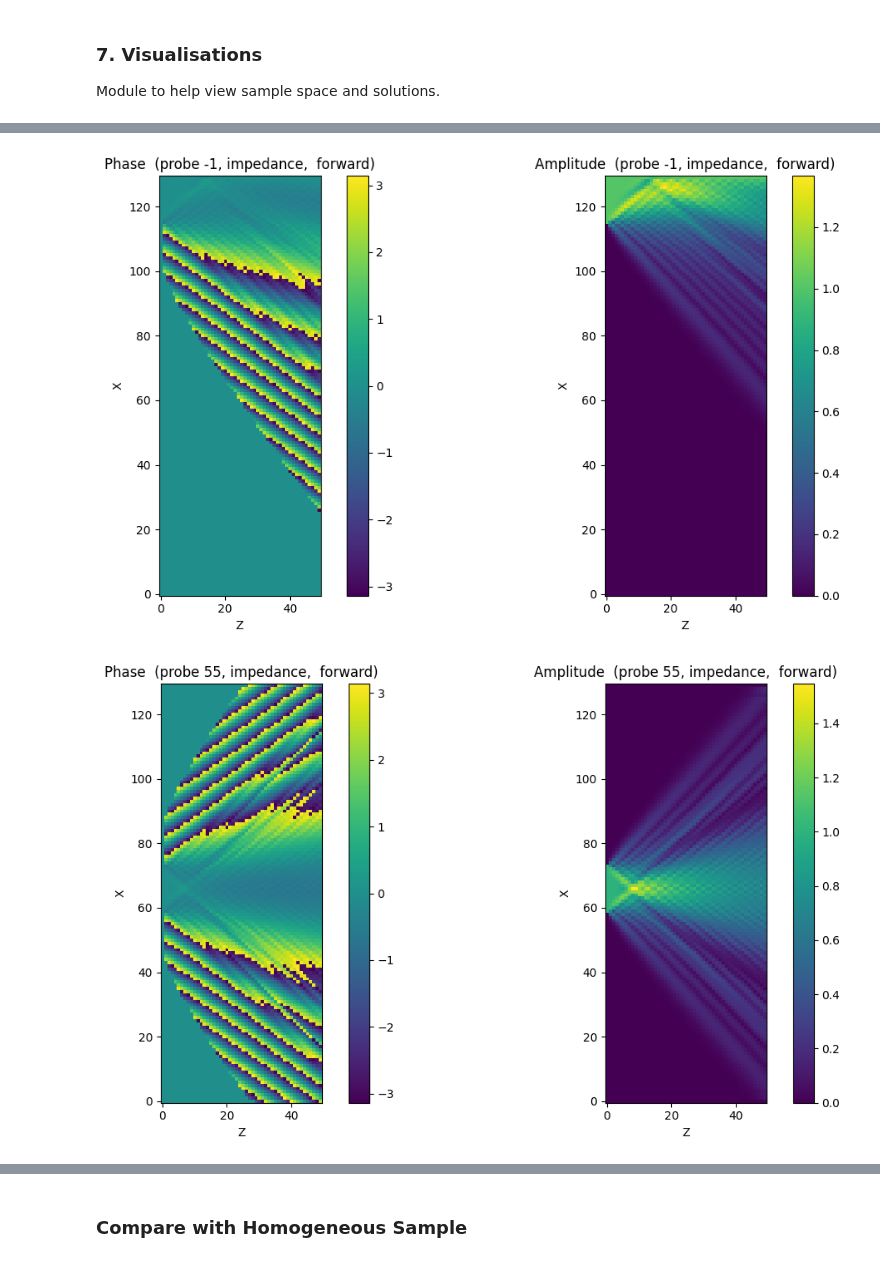
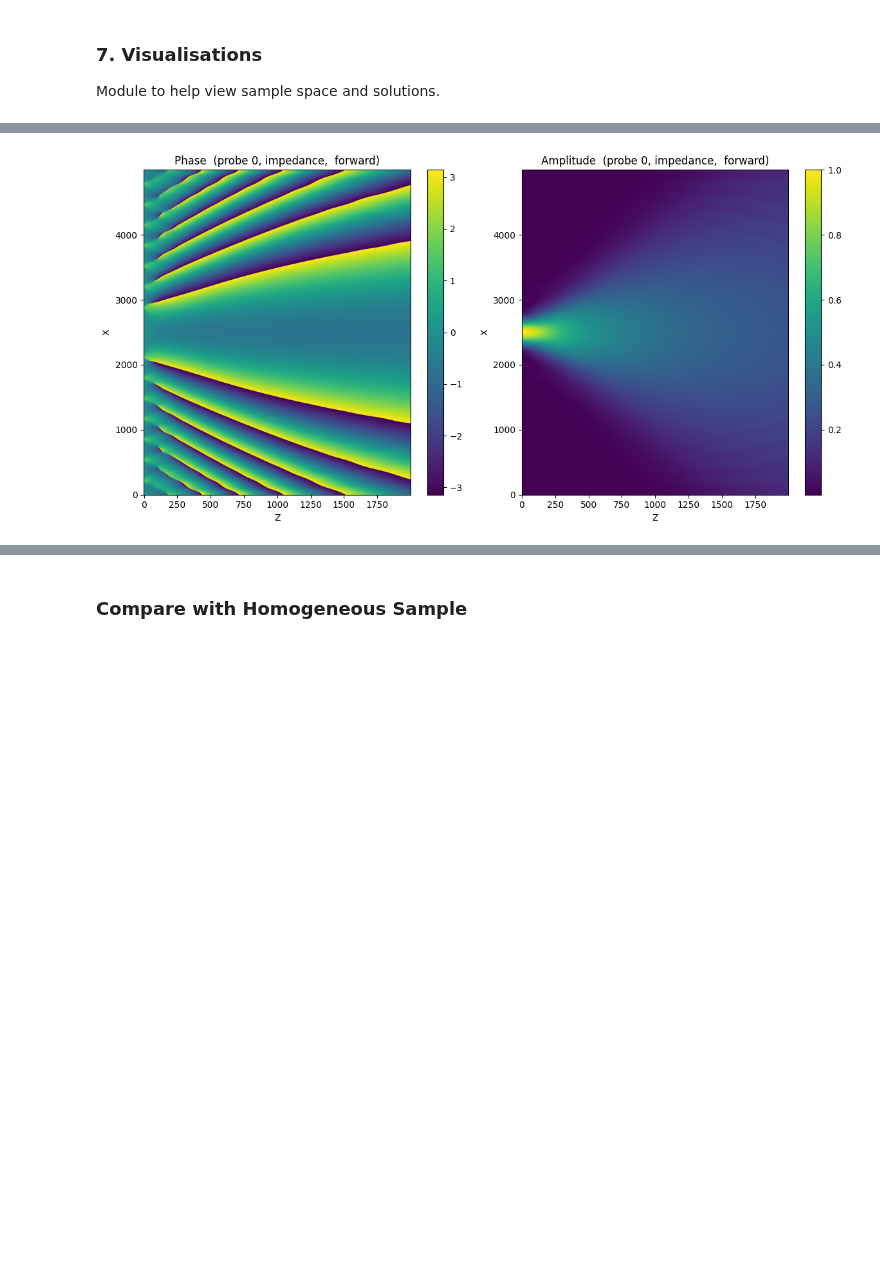
Before and after one commit to bryceshirley/thick_ptycho, a Jupyter notebook: notebooks/4_forward_model_2d.ipynb, the cells around one changed output, grey strips where cells are left out. Saved outputs shown, nothing was run; the diff lists cells and outputs as text; code cells hidden in the pictures; blank space fills up the shorter version.

```diff
--- a/notebooks/4_forward_model_2d.ipynb
+++ b/notebooks/4_forward_model_2d.ipynb
@@ -57,6 +55,6 @@ nx = 125
 (These are also the minimum values for the discrete space limits)
 # %%
-nx = 130          # Number of pixels in x directions
+nx = 5000          # Number of pixels in x directions
 if nx < min_nx:
     nx = min_nx
 discrete_dimensions = [
@@ -92,17 +89,17 @@ Summary of the scan (continuous):
 
 Add rectangles with specified refractive indices to the sample space.
 # %%
-delta = 1e-4
-beta = 1e-6j
-refractive_index1 = - delta + beta
-refractive_index2 = - 0.9 * delta + beta
-guassian_blur = 0.5
-sample_space.add_object('rectangle', refractive_index1, side_length=0.4*xlims[1],
-                         centre=(xlims[1]*0.7, zlims[1]*0.8),
-                         depth=zlims[1]*0.1,guassian_blur=guassian_blur)
-sample_space.add_object('triangle', refractive_index2, side_length=0.2*xlims[1],
-                        centre=(xlims[1]*0.3, zlims[1]*0.3),
-                        depth=zlims[1]*0.3,guassian_blur=guassian_blur)
+# delta = 1e-4
+# beta = 1e-6j
+# refractive_index1 = - delta + beta
+# refractive_index2 = - 0.9 * delta + beta
+# guassian_blur = 0.5
+# sample_space.add_object('rectangle', refractive_index1, side_length=0.4*xlims[1],
+#                          centre=(xlims[1]*0.7, zlims[1]*0.8),
+#                          depth=zlims[1]*0.1,guassian_blur=guassian_blur)
+# sample_space.add_object('triangle', refractive_index2, side_length=0.2*xlims[1],
+#                         centre=(xlims[1]*0.3, zlims[1]*0.3),
+#                         depth=zlims[1]*0.3,guassian_blur=guassian_blur)
 
 sample_space.generate_sample_space()
 # %% [markdown]
@@ -129,6 +124,6 @@ forward_model_iterative_full = ForwardModel(sample_space,
 
 # Iterative solution
 print("Solving iteratively for full sample...")
-solution_iterative_full = forward_model_iterative_full.solve()
+solution_iterative_full = forward_model_iterative_full.solve(verbose=True)
 # %% [output]
 Solving iteratively for full sample...
@@ -192,8 +178,7 @@ visualisation.plot(solution=sample_space.n_true,title="Sample Space")
 # %%
 # Plot Solution for Full Sample Solves
-visualisation.plot(solution=solution_iterative_full,probe_index=-1)
+# visualisation.plot(solution=solution_iterative_full,probe_index=-1)
 visualisation.plot(solution=solution_iterative_full)
-visualisation.plot(solution=solution_iterative_full,probe_index=0)
+# visualisation.plot(solution=solution_iterative_full,probe_index=0)
 # %% [output]
-[figure, old version]
+[figure, new version]
-[figure, removed]
```
Also changed, not shown: parts of 11 cells of this notebook, 12 other files.
